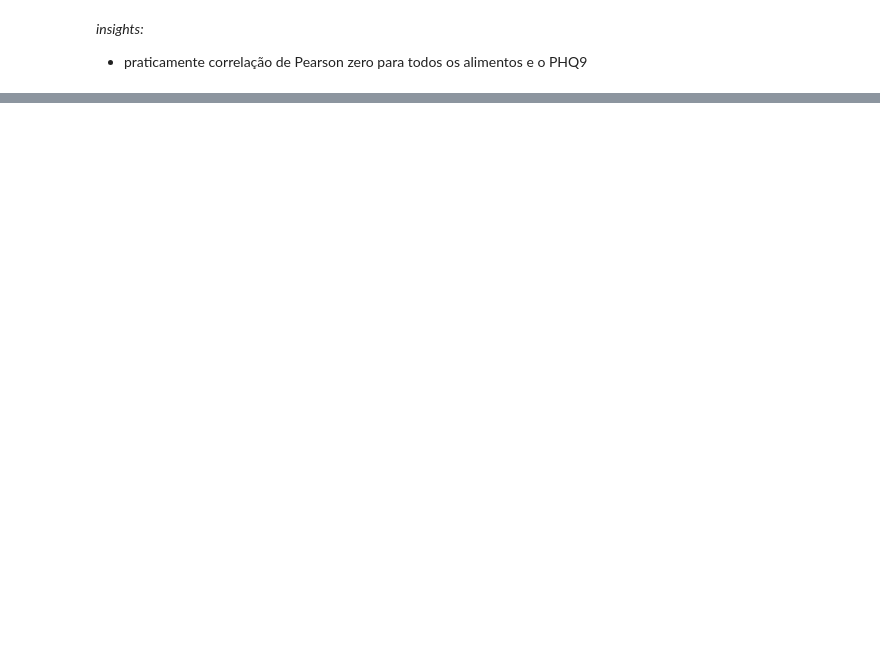
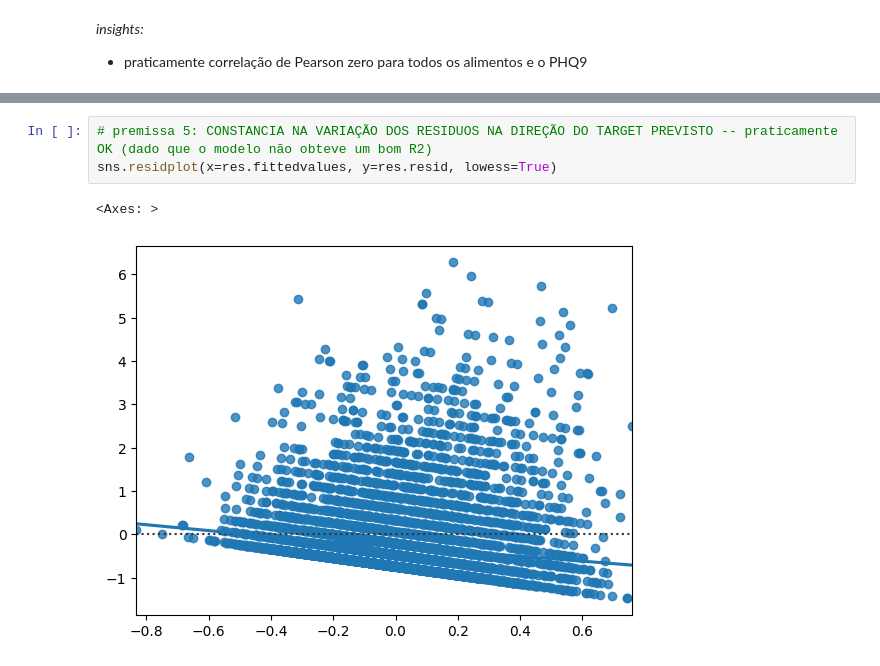
Before and after one commit to richardsantino/EBA-cases, a Jupyter notebook: 9. TCC/1 - depressao.ipynb, the cells around one changed output, grey strips where cells are left out. Saved outputs shown, nothing was run; the diff lists cells and outputs as text; blank space fills up the shorter version.

```diff
--- a/9. TCC/1 - depressao.ipynb
+++ b/9. TCC/1 - depressao.ipynb
@@ -729,0 +779,6 @@ strong multicollinearity or other numerical problems.
+# %%
+# premissa 5: CONSTANCIA NA VARIAÇÃO DOS RESIDUOS NA DIREÇÃO DO TARGET PREVISTO -- praticamente OK (dado que o modelo não obteve um bom R2)
+sns.residplot(x=res.fittedvalues, y=res.resid, lowess=True)
+# %% [output]
+<Axes: >
+[figure, added]
```
Also changed, not shown: parts of 14 cells of this notebook.
